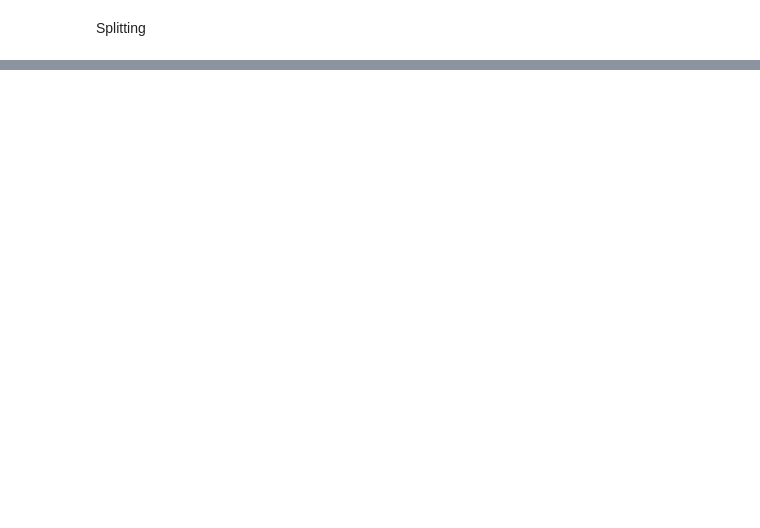
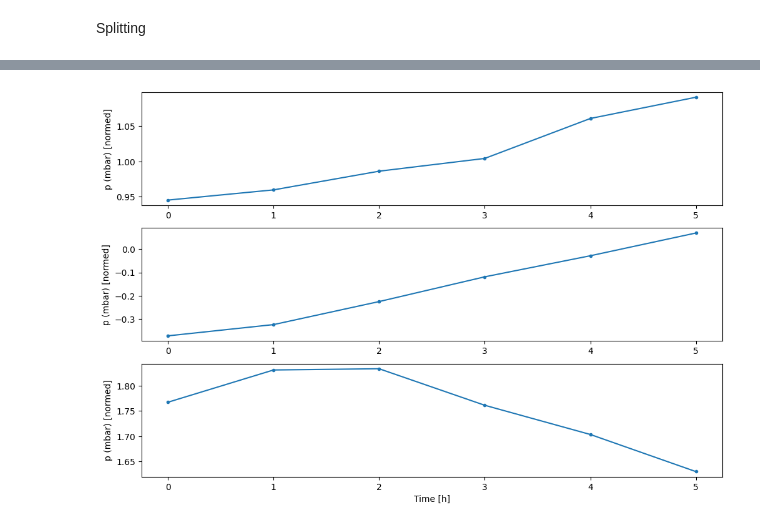
Before and after one commit to Amen1Ftirich/wheather-LLM-model-correlation-analysis, a Jupyter notebook: main_model.ipynb, the cells around one changed output, grey strips where cells are left out. Drawn from its saved outputs; the diff is of its cells as text; code cells hidden in the pictures; blank space fills up the shorter version.

```diff
--- a/main_model.ipynb
+++ b/main_model.ipynb
@@ -309,0 +393,4 @@ WindowGenerator.split_window = split_window
+# %%
+w2.plot(plot_col='p (mbar)')
+# %% [output]
+[figure, added]
```
Also changed, not shown: parts of 10 cells of this notebook.
